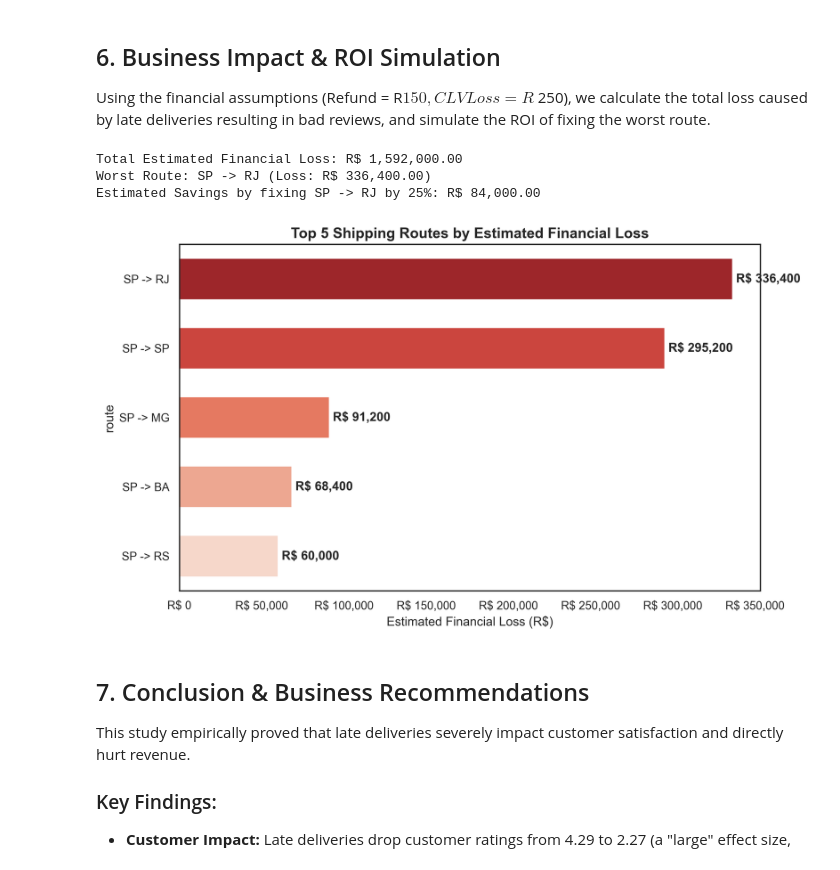
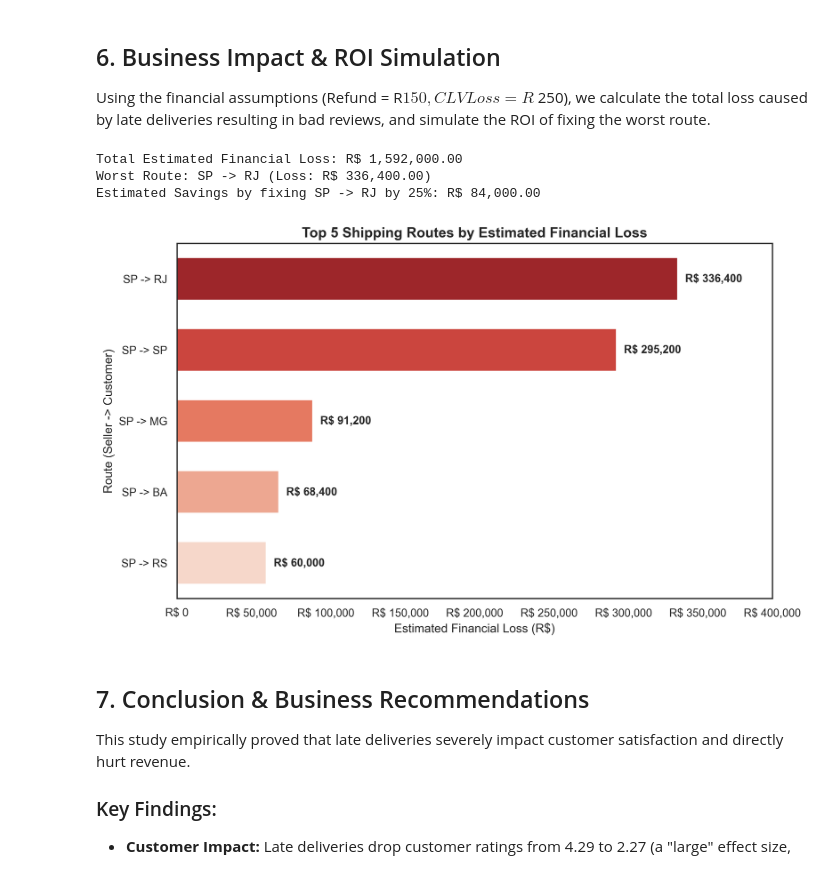
Before and after one commit to anandhusuresh04/Logistics_Optimizer, a Jupyter notebook: notebooks/Logistics_Exploration.ipynb, the cells around one changed output. Drawn from its saved outputs; the diff is of its cells as text; code cells hidden in the pictures.

Commit message:
Fix: Adjusted alignment and padding for financial impact chart

```diff
--- a/notebooks/Logistics_Exploration.ipynb
+++ b/notebooks/Logistics_Exploration.ipynb
@@ -343,36 +343,43 @@ route_loss = late_bad_reviews.groupby('route').agg(
 route_loss['financial_loss'] = route_loss['bad_reviews'] * TOTAL_LOSS_PER_REVIEW
 route_loss = route_loss.sort_values('financial_loss', ascending=False)
 
 # ROI Simulation
 worst_route = route_loss.iloc[0]
 route_name = worst_route['route']
 bad_reviews_on_route = worst_route['bad_reviews']
 
 saved_reviews = int(bad_reviews_on_route * 0.25)
 money_saved = saved_reviews * TOTAL_LOSS_PER_REVIEW
 
 print(f"Worst Route: {route_name} (Loss: R$ {worst_route['financial_loss']:,.2f})")
 print(f"Estimated Savings by fixing {route_name} by 25%: R$ {money_saved:,.2f}")
 
-# Visualization 5: Top 5 Worst Routes by Financial Loss (FIXED thick bars)
+# Visualization 5: Top 5 Worst Routes by Financial Loss (FIXED ALIGNMENT)
 top_5_routes = route_loss.head(5)
 plt.figure(figsize=(10, 6))
 sns.barplot(x='financial_loss', y='route', data=top_5_routes, hue='route', palette='Reds_r', dodge=False, width=0.6)
 plt.legend([],[], frameon=False)
 
 plt.title('Top 5 Shipping Routes by Estimated Financial Loss', fontsize=14, fontweight='bold')
 plt.xlabel('Estimated Financial Loss (R$)', fontsize=12)
+plt.ylabel('Route (Seller -> Customer)', fontsize=12)
 plt.gca().xaxis.set_major_formatter(plt.FuncFormatter(lambda x, p: f'R$ {x:,.0f}'))
 
+# Add an explicit offset to the text so it's not cramped
 for index, value in enumerate(top_5_routes['financial_loss']):
-    plt.text(value, index, f' R$ {value:,.0f}', va='center', fontweight='bold')
+    plt.text(value + 5000, index, f'R$ {value:,.0f}', va='center', fontweight='bold', fontsize=11)
 
+# Increase the x-axis limit to give the text room to breathe
+plt.xlim(0, 400000)
+
+plt.tight_layout()
+plt.savefig('../visualizations/fig5_financial_impact.png', dpi=300)
 plt.show()
 # %% [output]
 Total Estimated Financial Loss: R$ 1,592,000.00
 Worst Route: SP -> RJ (Loss: R$ 336,400.00)
 Estimated Savings by fixing SP -> RJ by 25%: R$ 84,000.00
-[figure, old version]
+[figure, new version]
 # %% [markdown]
 ## 7. Conclusion & Business Recommendations
 
```
Also changed, not shown: 1 other file.
